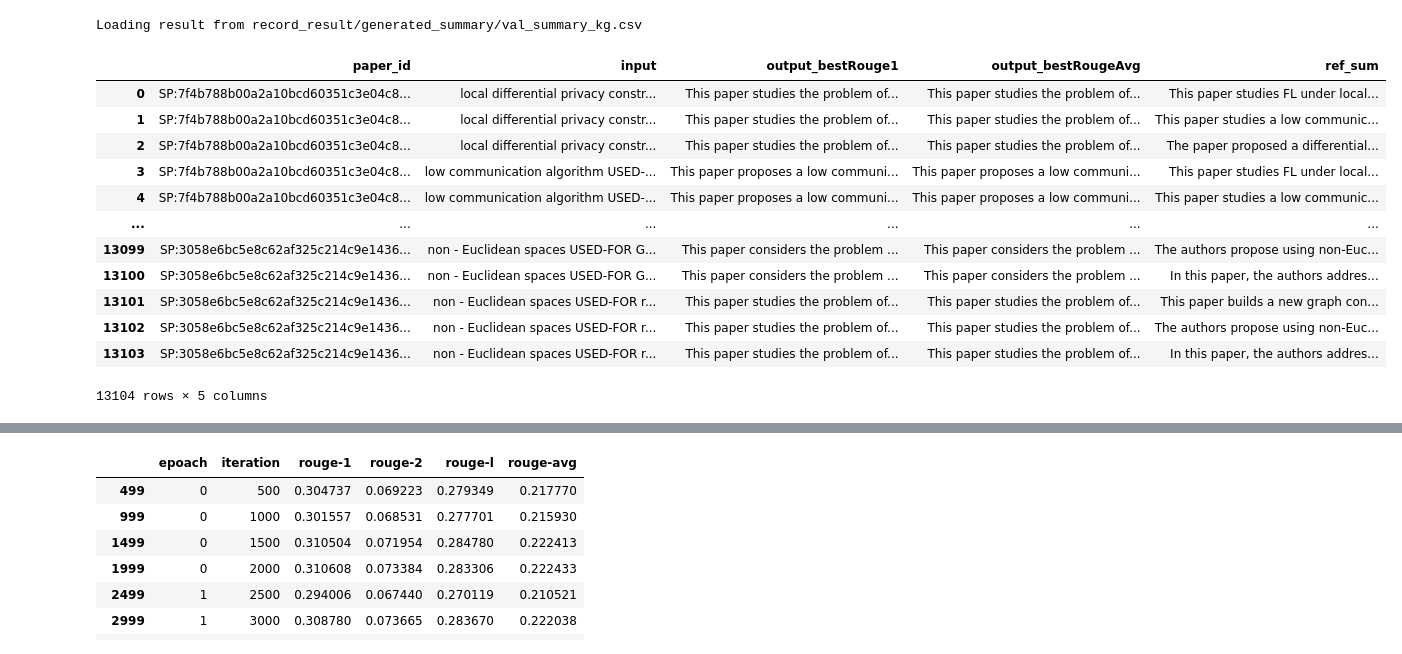
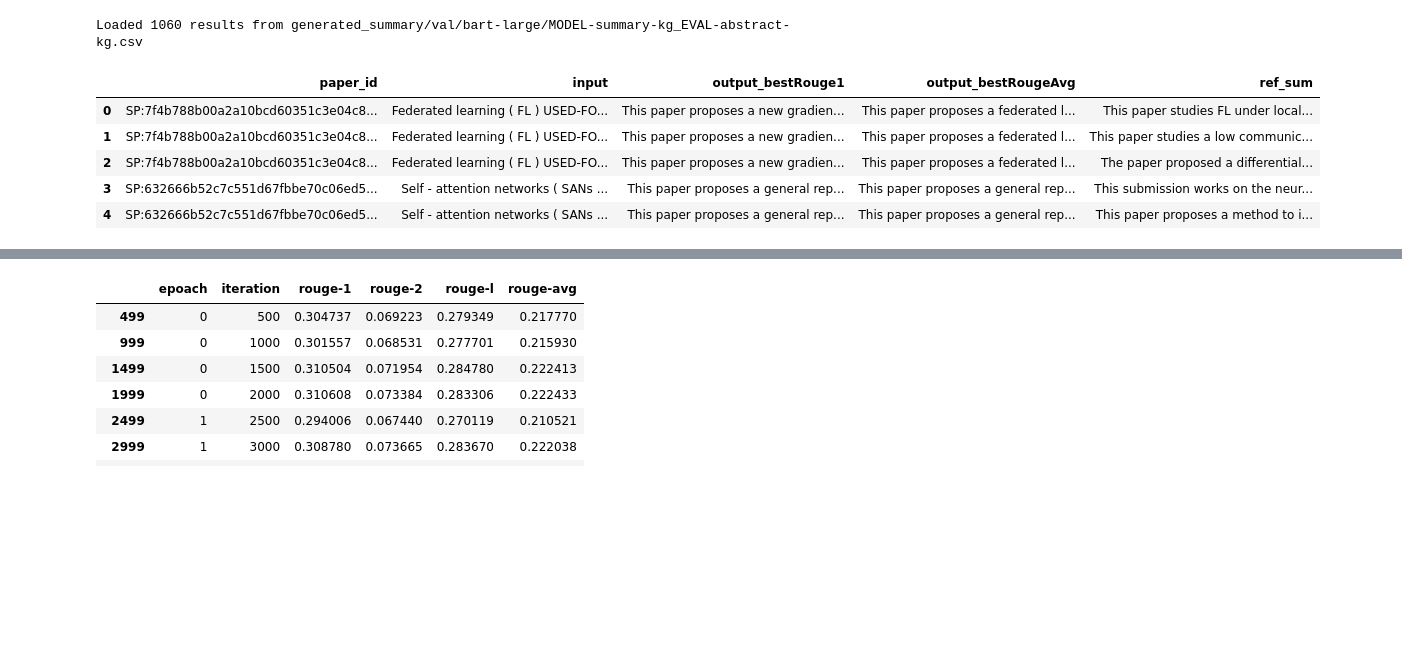
Before and after one commit to Thetang-145/My_Thesis_Playground, a Jupyter notebook: FT_PT_model/Evaluation.ipynb, the cells around one changed output, grey strips where cells are left out. Drawn from its saved outputs; the diff is of its cells as text; code cells hidden in the pictures; blank space fills up the shorter version.

```diff
--- a/FT_PT_model/Evaluation.ipynb
+++ b/FT_PT_model/Evaluation.ipynb
@@ -10,7 +34,8 @@ RAWDATAFILES = {
     "test": "testing_with_paper_release.jsonl"
 }
 
-def load_ref(filepath):
+def load_ref(data_split='val'):
+    filepath = str((Path().absolute()).parents[0])+"/dataset_MuP/"+RAWDATAFILES[data_split]
     with open(filepath, 'r') as json_file:
         json_list = list(json_file)
     dataset = []
@@ -23,29 +48,23 @@ def load_ref(filepath):
         })
     return pd.DataFrame(dataset)
 
-def load_val_sum(dataset="val", section="summary", inputType="kg"):
-    result_file = f"record_result/generated_summary/val_{section}_{inputType}.csv"
-    print(f"Loading result from {result_file}")
+def load_val_sum(model='bart-large', modelInput='summary-kg', evalInput='abstract-kg'):
+    result_file = f"generated_summary/val/{model}/MODEL-{modelInput}_EVAL-{evalInput}.csv"
     gen = pd.read_csv(result_file, index_col=0)
-    filepath = str((Path().absolute()).parents[0])+"/dataset_MuP/"+RAWDATAFILES['val']
-    ref = load_ref(filepath)
-    return pd.merge(gen, ref, on='paper_id', how='outer')
+    print(f"Loaded {len(gen)} results from {result_file}")
+    ref = load_ref()
+    if evalInput=='summary-kg':
+        return pd.concat([gen.reset_index(drop=True), ref], axis=1)
+    else:
+        return pd.merge(gen, ref, on='paper_id', how='outer')
 # %%
 generated_sum = load_val_sum()
-# generated_sum.drop_duplicates()
-generated_sum
+generated_sum.head()
 # %% [output]
-Loading result from record_result/generated_summary/val_summary_kg.csv
+Loaded 1060 results from generated_summary/val/bart-large/MODEL-summary-kg_EVAL-abstract-kg.csv
 |  | paper_id | input | output_bestRouge1 | output_bestRougeAvg | ref_sum |
-| 0 | SP:7f4b788b00a2a10bcd60351c3e04c8... | local differential privacy constr... | This paper studies the problem of... | This paper studies the problem of... | This paper studies FL under local... |
-| 1 | SP:7f4b788b00a2a10bcd60351c3e04c8... | local differential privacy constr... | This paper studies the problem of... | This paper studies the problem of... | This paper studies a low communic... |
-| 2 | SP:7f4b788b00a2a10bcd60351c3e04c8... | local differential privacy constr... | This paper studies the problem of... | This paper studies the problem of... | The paper proposed a differential... |
-| 3 | SP:7f4b788b00a2a10bcd60351c3e04c8... | low communication algorithm USED-... | This paper proposes a low communi... | This paper proposes a low communi... | This paper studies FL under local... |
-| 4 | SP:7f4b788b00a2a10bcd60351c3e04c8... | low communication algorithm USED-... | This paper proposes a low communi... | This paper proposes a low communi... | This paper studies a low communic... |
-| ... | ... | ... | ... | ... | ... |
-| 13099 | SP:3058e6bc5e8c62af325c214c9e1436... | non - Euclidean spaces USED-FOR G... | This paper considers the problem ... | This paper considers the problem ... | The authors propose using non-Euc... |
-| 13100 | SP:3058e6bc5e8c62af325c214c9e1436... | non - Euclidean spaces USED-FOR G... | This paper considers the problem ... | This paper considers the problem ... | In this paper, the authors addres... |
-| 13101 | SP:3058e6bc5e8c62af325c214c9e1436... | non - Euclidean spaces USED-FOR r... | This paper studies the problem of... | This paper studies the problem of... | This paper builds a new graph con... |
-| 13102 | SP:3058e6bc5e8c62af325c214c9e1436... | non - Euclidean spaces USED-FOR r... | This paper studies the problem of... | This paper studies the problem of... | The authors propose using non-Euc... |
-| 13103 | SP:3058e6bc5e8c62af325c214c9e1436... | non - Euclidean spaces USED-FOR r... | This paper studies the problem of... | This paper studies the problem of... | In this paper, the authors addres... |
+| 0 | SP:7f4b788b00a2a10bcd60351c3e04c8... | Federated learning ( FL ) USED-FO... | This paper proposes a new gradien... | This paper proposes a federated l... | This paper studies FL under local... |
+| 1 | SP:7f4b788b00a2a10bcd60351c3e04c8... | Federated learning ( FL ) USED-FO... | This paper proposes a new gradien... | This paper proposes a federated l... | This paper studies a low communic... |
+| 2 | SP:7f4b788b00a2a10bcd60351c3e04c8... | Federated learning ( FL ) USED-FO... | This paper proposes a new gradien... | This paper proposes a federated l... | The paper proposed a differential... |
+| 3 | SP:632666b52c7c551d67fbbe70c06ed5... | Self - attention networks ( SANs ... | This paper proposes a general rep... | This paper proposes a general rep... | This submission works on the neur... |
+| 4 | SP:632666b52c7c551d67fbbe70c06ed5... | Self - attention networks ( SANs ... | This paper proposes a general rep... | This paper proposes a general rep... | This paper proposes a method to i... |
-13104 rows × 5 columns
```
Also changed, not shown: parts of 15 cells of this notebook, 12 other files.
